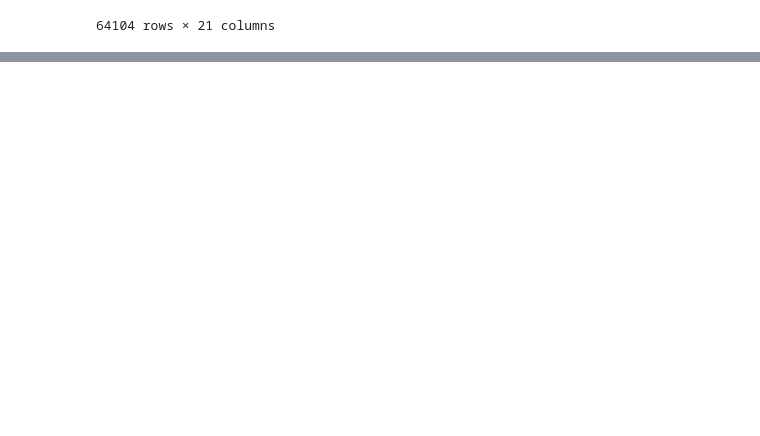
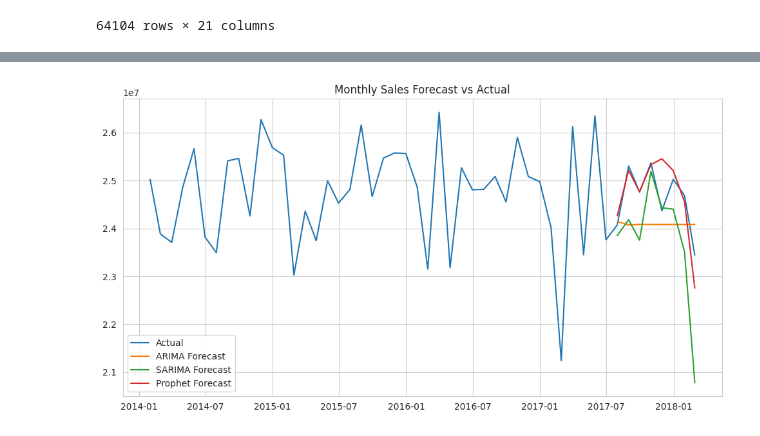
Before and after one commit to ihatefish26/CodecTechnologies, a Jupyter notebook: salesforecasting.ipynb, the cells around one changed output, grey strips where cells are left out. Saved outputs shown, nothing was run; the diff lists cells and outputs as text; code cells hidden in the pictures; blank space fills up the shorter version.

```diff
--- a/salesforecasting.ipynb
+++ b/salesforecasting.ipynb
@@ -969,0 +1167,77 @@ df.to_csv('Sales_data(EDA Exported).csv', index=False)
+# %%
+# --- Imports ---
+import pandas as pd
+import numpy as np
+import matplotlib.pyplot as plt
+from sklearn.metrics import mean_absolute_error, mean_squared_error
+import warnings
+warnings.filterwarnings("ignore")
+
+# Time series models
+import statsmodels.api as sm
+from prophet import Prophet
+
+# --- Load data ---
+df = pd.read_excel("Regional Sales Dataset.xlsx")
+
+# Assuming your date column is "OrderDate" and sales is "Line Total"
+df['OrderDate'] = pd.to_datetime(df['OrderDate'])
+df['Sales'] = df['Line Total']
+
+# Aggregate monthly sales
+monthly_sales = df.groupby(pd.Grouper(key='OrderDate', freq='M'))['Sales'].sum().reset_index()
+
+# Train-test split
+train_size = int(len(monthly_sales) * 0.85)
+train = monthly_sales.iloc[:train_size]
+test = monthly_sales.iloc[train_size:]
+
+# --- Evaluation Function ---
+def evaluate_model(y_true, y_pred, model_name):
+    mae = mean_absolute_error(y_true, y_pred)
+    rmse = np.sqrt(mean_squared_error(y_true, y_pred))
+    mape = np.mean(np.abs((y_true - y_pred) / y_true)) * 100
+    print(f"{model_name} Results:")
+    print(f"  MAE : {mae:.2f}")
+    print(f"  RMSE: {rmse:.2f}")
+    print(f"  MAPE: {mape:.2f}%\n")
+    return {"Model": model_name, "MAE": mae, "RMSE": rmse, "MAPE": mape}
+
+results = []
+
+# --- ARIMA ---
+arima_model = sm.tsa.ARIMA(train['Sales'], order=(1,1,1))
+arima_fit = arima_model.fit()
+arima_forecast = arima_fit.forecast(steps=len(test))
+results.append(evaluate_model(test['Sales'], arima_forecast, "ARIMA"))
+
+# --- SARIMA ---
+sarima_model = sm.tsa.SARIMAX(train['Sales'], order=(1,1,1), seasonal_order=(1,1,1,12))
+sarima_fit = sarima_model.fit()
+sarima_forecast = sarima_fit.forecast(steps=len(test))
+results.append(evaluate_model(test['Sales'], sarima_forecast, "SARIMA"))
+
+# --- Prophet ---
+prophet_df = train.rename(columns={'OrderDate': 'ds', 'Sales': 'y'})
+prophet_model = Prophet(yearly_seasonality=True, daily_seasonality=False)
+prophet_model.fit(prophet_df)
+
+future = prophet_model.make_future_dataframe(periods=len(test), freq='M')
+forecast = prophet_model.predict(future)
+prophet_forecast = forecast['yhat'][-len(test):].values
+results.append(evaluate_model(test['Sales'], prophet_forecast, "Prophet"))
+
+# --- Plot forecasts ---
+plt.figure(figsize=(12,6))
+plt.plot(monthly_sales['OrderDate'], monthly_sales['Sales'], label="Actual")
+plt.plot(test['OrderDate'], arima_forecast, label="ARIMA Forecast")
+plt.plot(test['OrderDate'], sarima_forecast, label="SARIMA Forecast")
+plt.plot(test['OrderDate'], prophet_forecast, label="Prophet Forecast")
+plt.legend()
+plt.title("Monthly Sales Forecast vs Actual")
+plt.show()
+
+# --- Print results table ---
+results_df = pd.DataFrame(results)
+print("Model Performance Summary:\n", results_df)
+# %% [output]
@@ -969,0 +1266 @@ df.to_csv('Sales_data(EDA Exported).csv', index=False)
+[figure, added]
```
Also changed, not shown: parts of 10 cells of this notebook.
